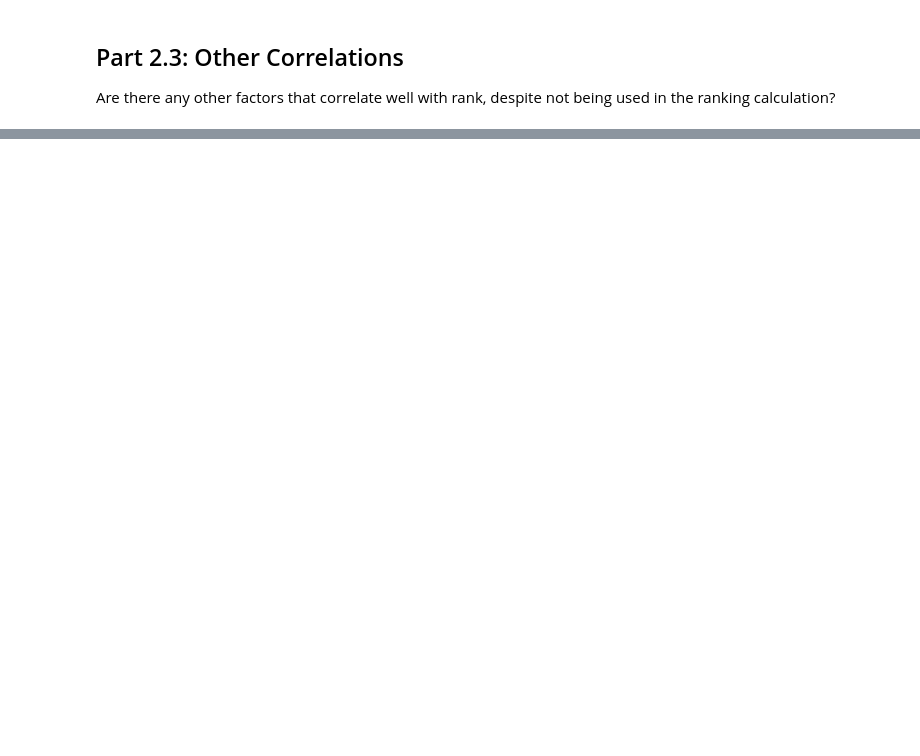
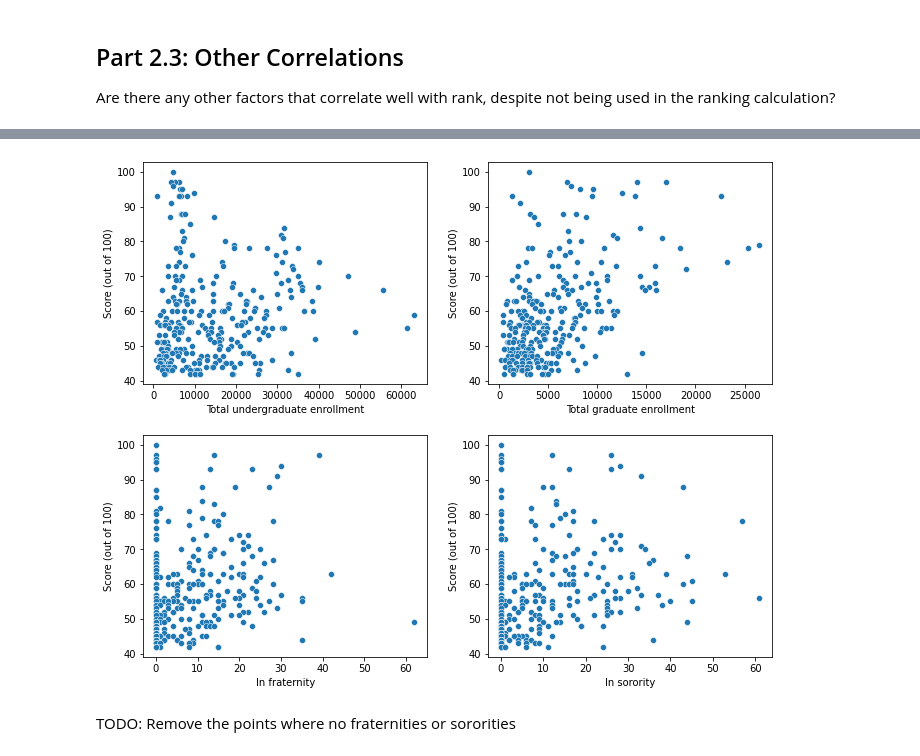
Before and after one commit to Aurathic/USNews-Colleges-Web-Scraper, a Jupyter notebook: python_web_scraper/web_scraping_2.ipynb, the cells around one changed output, grey strips where cells are left out. Drawn from its saved outputs; the diff is of its cells as text; code cells hidden in the pictures; blank space fills up the shorter version.

```diff
--- a/python_web_scraper/web_scraping_2.ipynb
+++ b/python_web_scraper/web_scraping_2.ipynb
@@ -344,0 +391,7 @@ univ_df = pd.concat([univ_df,pd.json_normalize(univ_df["gStudentGenderDistributi
+# %%
+other_factors = ["totalUndergrads", "totalGradsAndPros", "stuCatFraternityUg", "stuCatSororityUg"]
+plot_factors_against_score(other_factors, 2)
+# %% [output]
+[figure, added]
+# %% [markdown]
+TODO: Remove the points where no fraternities or sororities
```
Also changed, not shown: parts of 9 cells of this notebook, 1 other file.
